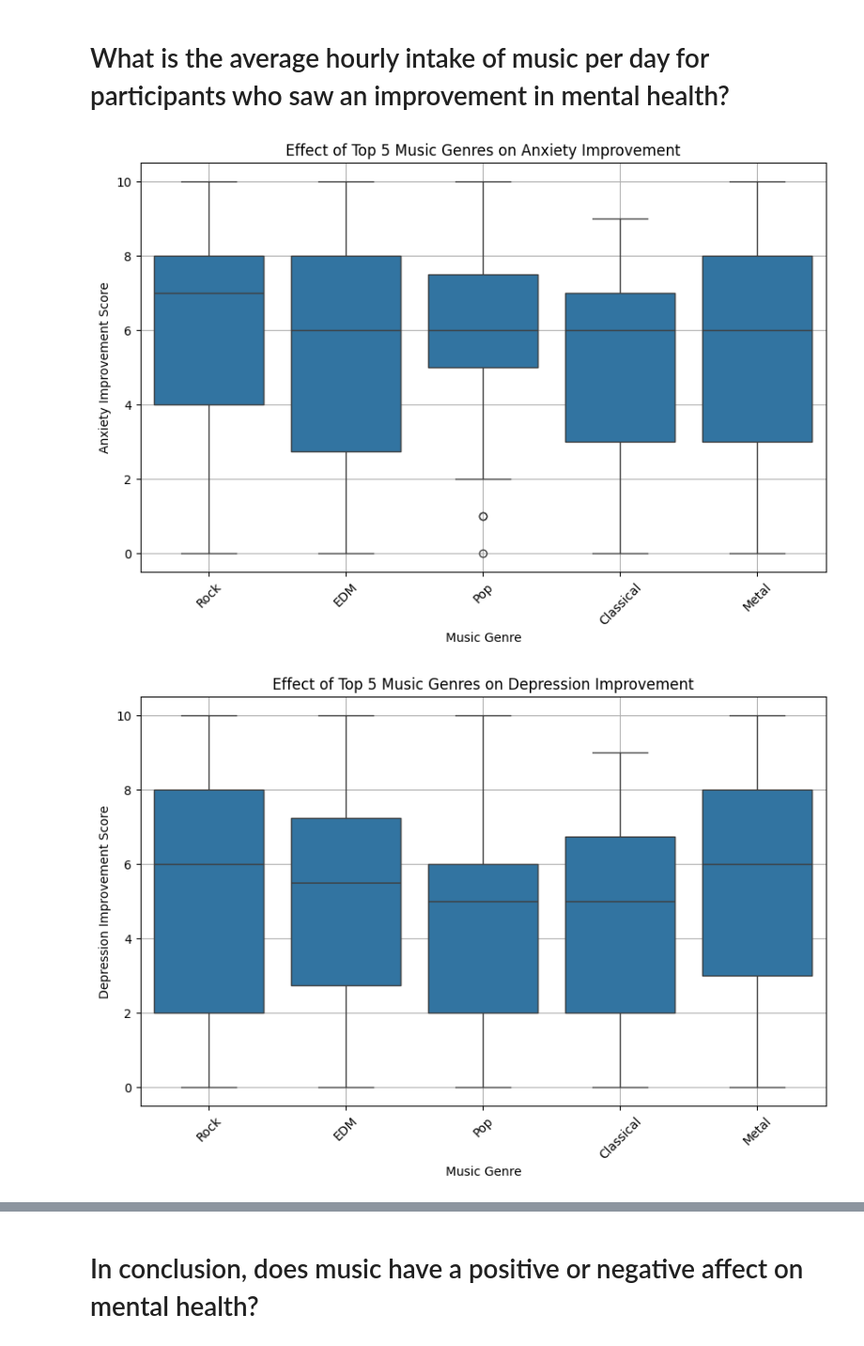
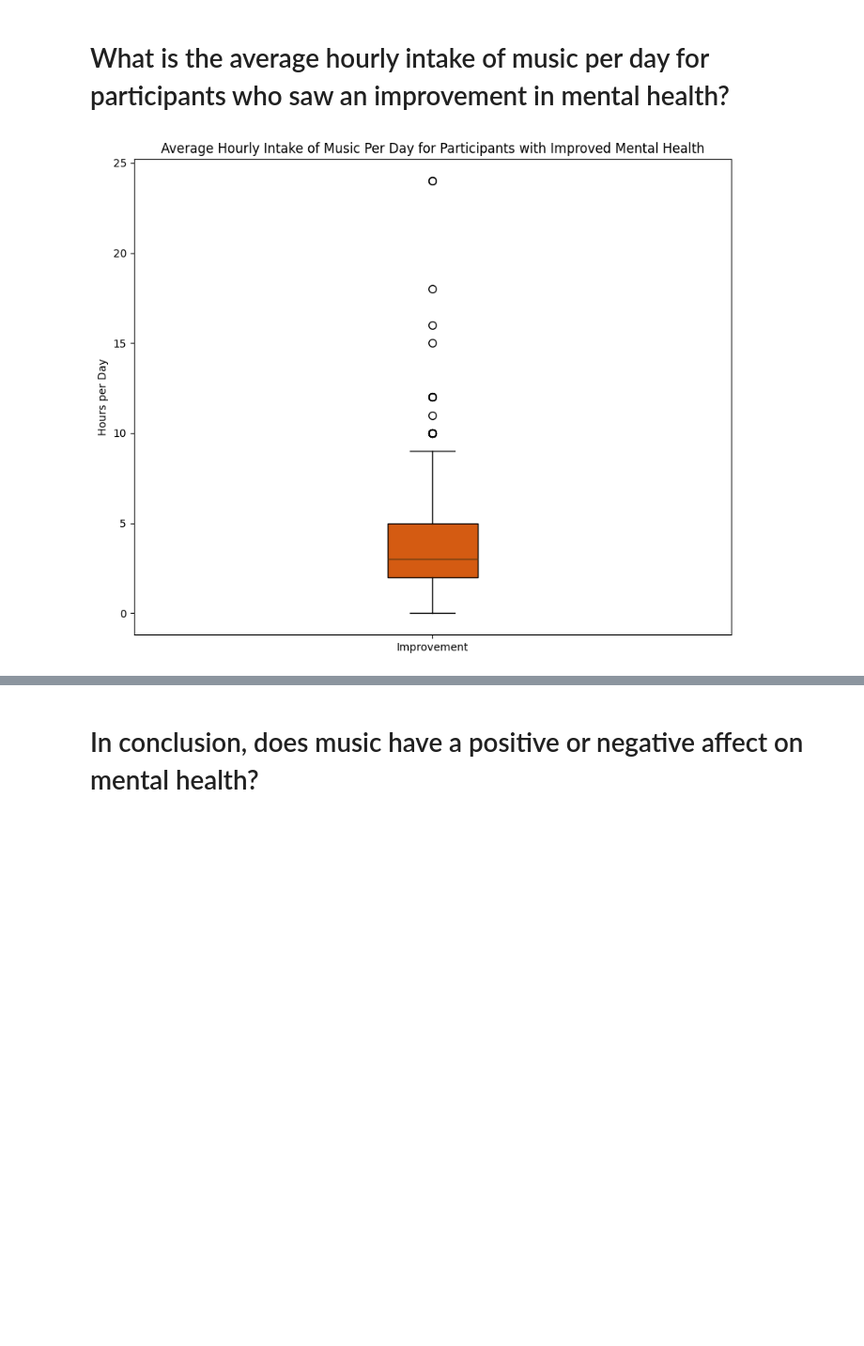
Before and after one commit to karinaahumada01/project-1, a Jupyter notebook: mxmh_main_analysis.ipynb, the cells around one changed output, grey strips where cells are left out. Shown: that part at 94% size. Cells and saved outputs as stored; diff of their text form; code cells hidden in the pictures; blank space fills up the shorter version.

```diff
--- a/mxmh_main_analysis.ipynb
+++ b/mxmh_main_analysis.ipynb
@@ -234,25 +234,23 @@ for genre in genre_effect_counts_top5.index:
 # %%
 #4 Box Plot: To show the distribution of daily music intake among participants who saw an improvement in mental health.
 
-# Identify the top five genres based on the number of participants
-top_genres = mxmh_clean_df['Fav genre'].value_counts().head(5).index.tolist()
+# Filter the data for participants who saw an improvement in mental health
+improved_data = mxmh_clean_df[mxmh_clean_df["Music effects"] == "Improve"]
 
-# Filter data to include only the top five genres
-filtered_top_5_df = mxmh_clean_df[mxmh_clean_df['Fav genre'].isin(top_genres)]
+# Plotting the box plot for average hourly intake of music per day
+plt.figure(figsize=(10, 8))
+plt.boxplot(improved_data["Hours per day"], patch_artist=True,
+            boxprops=dict(facecolor="#D45B12"),
+            medianprops=dict(color="#603C14"),
+            whiskerprops=dict(color="black"),
+            capprops=dict(color="black"),
+            flierprops=dict(marker="o", color="#9C2706", markersize=7))
 
-# List of mental health issues
-mental_health_issues = ['Anxiety', 'Depression', 'Insomnia', 'OCD']
+# Label the x-axis with 'Improvement'
+plt.xticks([1], ['Improvement'])
 
-# Create box plots for each mental health issue
-for issue in mental_health_issues:
-    plt.figure(figsize=(10, 6))
-    sns.boxplot(x='Fav genre', y=issue, data=filtered_top_5_df)
-    plt.title(f'Effect of Top 5 Music Genres on {issue} Improvement')
-    plt.xlabel('Music Genre')
-    plt.ylabel(f'{issue} Improvement Score')
-    plt.xticks(rotation=45)
-    plt.grid(True)
-    plt.show()
+plt.title("Average Hourly Intake of Music Per Day for Participants with Improved Mental Health")
+plt.ylabel("Hours per Day")
+plt.show()
 # %% [output]
-[figure, old version]
+[figure, new version]
-[figure, removed]
```
Also changed, not shown: parts of 4 cells of this notebook.
